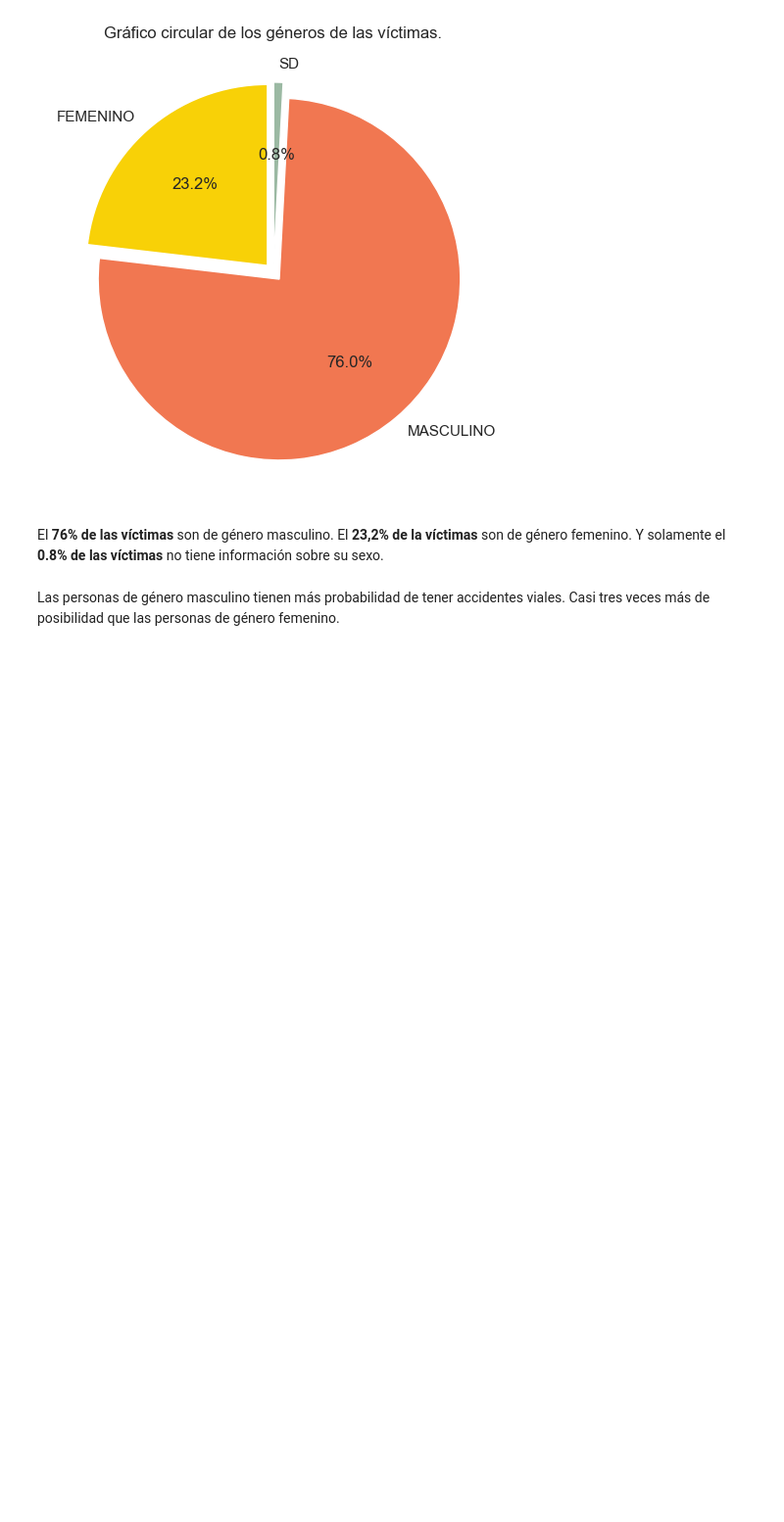
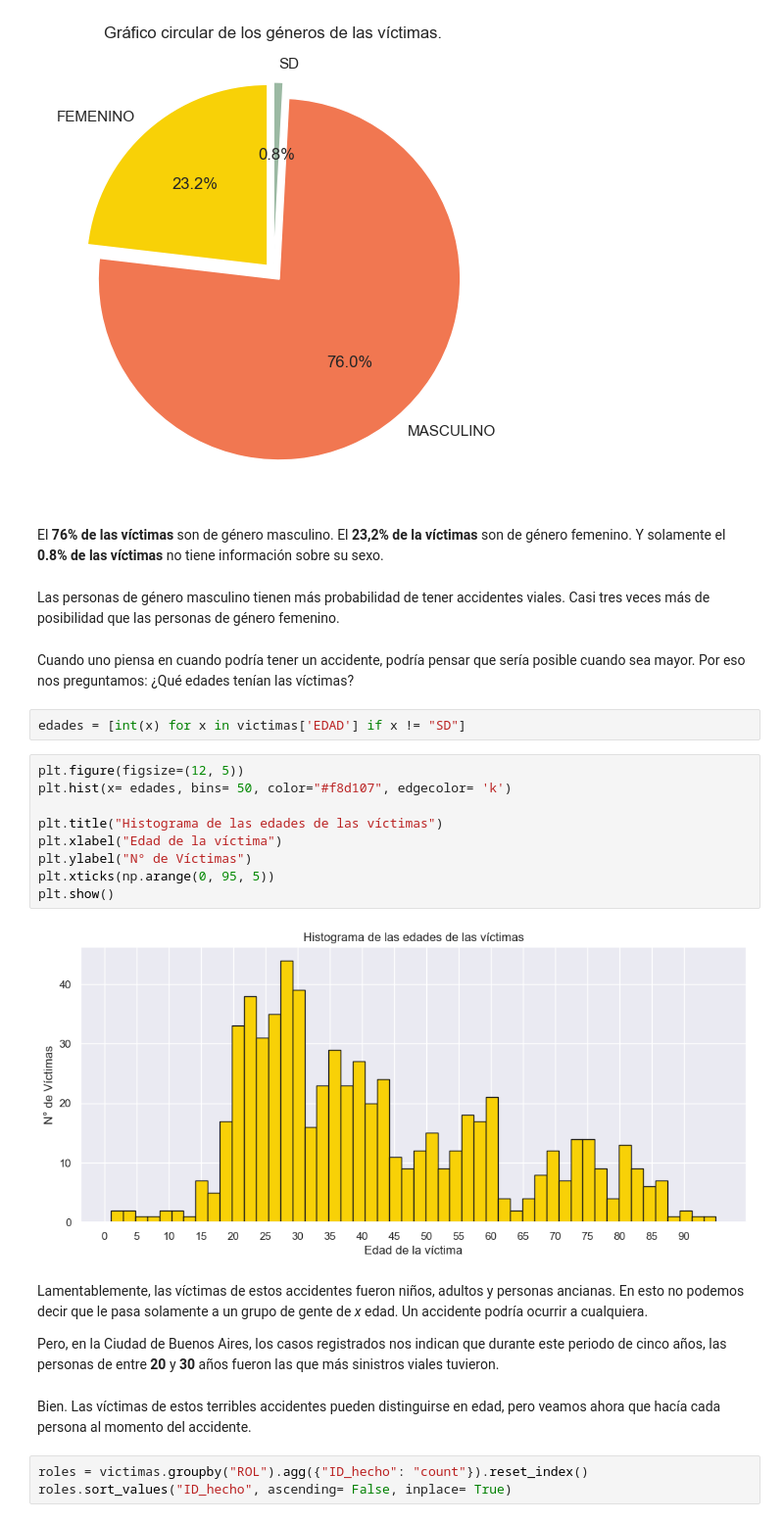
Before and after one commit to Mariagustin-Prg/Siniestros-PIDA, a Jupyter notebook: Exploratory-Data-Analysis.ipynb, the cells around one changed output. Shown at 98% size. Saved outputs shown, nothing was run; the diff lists cells and outputs as text; blank space fills up the shorter version.

```diff
--- a/Exploratory-Data-Analysis.ipynb
+++ b/Exploratory-Data-Analysis.ipynb
@@ -320,3 +299,27 @@ plt.show()
 <p>El <strong>76% de las víctimas</strong> son de género masculino. El <strong>23,2% de la víctimas</strong> son de género femenino. Y solamente el <strong>0.8% de las víctimas</strong> no tiene información sobre su sexo. </p>
 # %% [markdown]
 Las personas de género masculino tienen más probabilidad de tener accidentes viales. Casi tres veces más de posibilidad que las personas de género femenino.
+# %% [markdown]
+Cuando uno piensa en cuando podría tener un accidente, podría pensar que sería posible cuando sea mayor. Por eso nos preguntamos: ¿Qué edades tenían las víctimas?
+# %%
+edades = [int(x) for x in victimas['EDAD'] if x != "SD"]
+# %%
+plt.figure(figsize=(12, 5))
+plt.hist(x= edades, bins= 50, color="#f8d107", edgecolor= 'k')
+
+plt.title("Histograma de las edades de las víctimas")
+plt.xlabel("Edad de la víctima")
+plt.ylabel("N° de Víctimas")
+plt.xticks(np.arange(0, 95, 5))
+plt.show()
+# %% [output]
+[figure, added]
+# %% [markdown]
+Lamentablemente, las víctimas de estos accidentes fueron niños, adultos y personas ancianas. En esto no podemos decir que le pasa solamente a un grupo de gente de _x_ edad. Un accidente podría ocurrir a cualquiera.
+
+Pero, en la Ciudad de Buenos Aires, los casos registrados nos indican que durante este periodo de cinco años, las personas de entre **20** y **30** años fueron las que más sinistros viales tuvieron.
+# %% [markdown]
+Bien. Las víctimas de estos terribles accidentes pueden distinguirse en edad, pero veamos ahora que hacía cada persona al momento del accidente.
+# %%
+roles = victimas.groupby("ROL").agg({"ID_hecho": "count"}).reset_index()
+roles.sort_values("ID_hecho", ascending= False, inplace= True)
```
Also changed, not shown: parts of 26 cells of this notebook.
